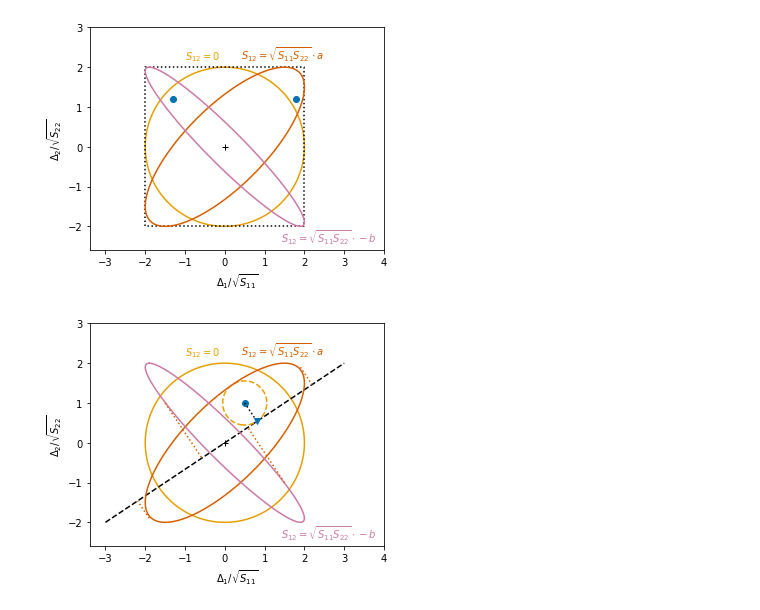
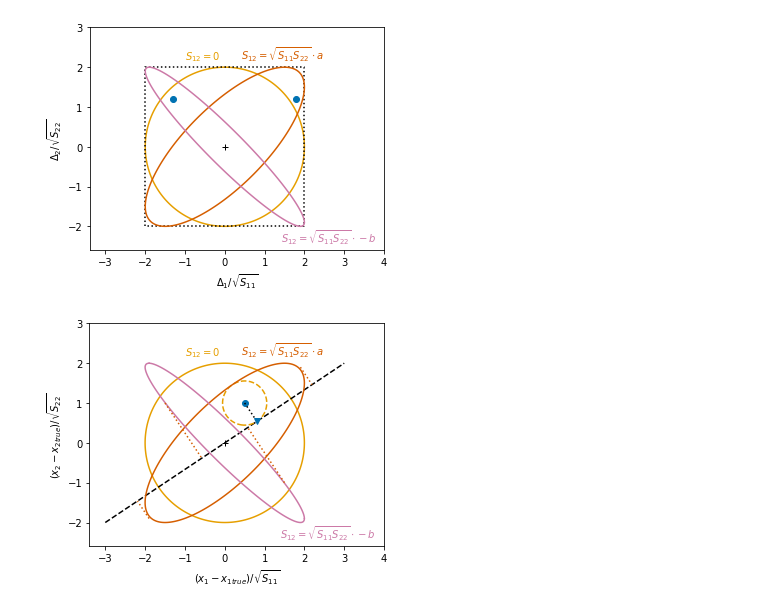
Before and after one commit to ast0815/covfit, a Jupyter notebook: illustrations.ipynb, the cells around one changed output. Drawn from its saved outputs; the diff is of its cells as text; code cells hidden in the pictures.

```diff
--- a/illustrations.ipynb
+++ b/illustrations.ipynb
@@ -368,8 +404,8 @@ fig.savefig("plots/problem.pdf")
 # Illustration of fits
 fig, ax = plt.subplots(figsize=(6, 4))
 ax.set_aspect("equal")
-ax.set_xlabel("$\Delta_1 / \sqrt{S_{11}}$")
-ax.set_ylabel("$\Delta_2 / \sqrt{S_{22}}$")
+ax.set_xlabel("$(x_1 - x_{1true}) / \sqrt{S_{11}}$")
+ax.set_ylabel("$(x_2 - x_{2true}) / \sqrt{S_{22}}$")
 ax.set_xlim(-1.7*2, 2*2)
 ax.set_ylim(-1.3*2, 1.5*2)
 fig.tight_layout()
@@ -406,31 +442,31 @@ ax.contour(
     X,
     Y,
     (X ** 2 + Y ** 2 - 2 * X * Y * a)/(1 - a**2),
     [4],
     colors="C2",
 )
 ax.annotate("$S_{12} = \sqrt{S_{11}S_{22}}  \cdot a$", (0.2*2, 1.1*2), color="C2")
 z1 = 1.9
 z2 = 1.9
 p1, p2 = (P @ np.array([z1,z2])).flat
 ax.plot([z1,p1], [z2,p2], color="C2", linestyle="dotted")
 ax.plot([-z1,-p1], [-z2,-p2], color="C2", linestyle="dotted")
 fig.savefig("plots/fit4.pdf")
 
 a = -0.95
 ax.contour(
     X,
     Y,
     (X ** 2 + Y ** 2 - 2 * X * Y * a)/(1 - a**2),
     [4],
     colors="C3",
 )
 ax.annotate("$S_{12} = \sqrt{S_{11}S_{22}}  \cdot -b$", (1.4, -2.4), color="C3")
 z1 = 1.5
 z2 = -1.0
 p1, p2 = (P @ np.array([z1,z2])).flat
 ax.plot([z1,p1], [z2,p2], color="C2", linestyle="dotted")
 ax.plot([-z1,-p1], [-z2,-p2], color="C2", linestyle="dotted")
 fig.savefig("plots/fit.pdf")
 # %% [output]
-[figure, old version]
+[figure, new version]
```
Also changed, not shown: parts of 1 cell of this notebook.
